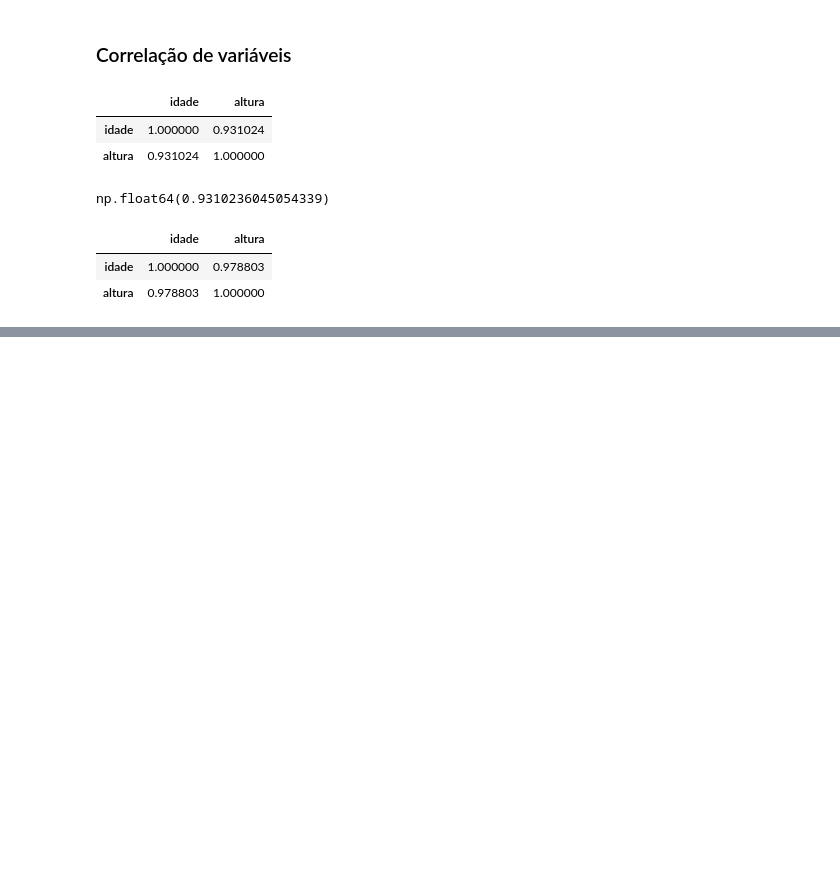
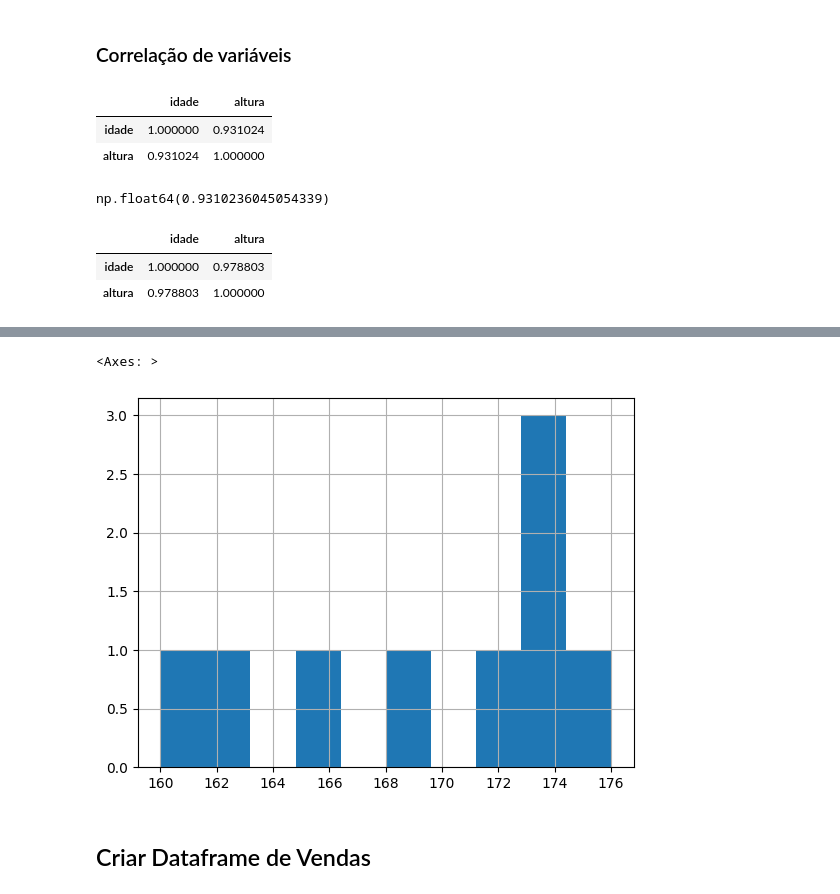
Before and after one commit to guilchaves/trilha-ml, a Jupyter notebook: estatistica-devs/estatistica_devs.ipynb, the cells around one changed output, grey strips where cells are left out. Drawn from its saved outputs; the diff is of its cells as text; code cells hidden in the pictures; blank space fills up the shorter version.

```diff
--- a/estatistica-devs/estatistica_devs.ipynb
+++ b/estatistica-devs/estatistica_devs.ipynb
@@ -136,0 +146,8 @@ df_medidas.corr(method='spearman')
+# %%
+# Histograma - Altura
+df_medidas.altura.hist()
+# %% [output]
+<Axes: >
+[figure, added]
+# %% [markdown]
+## Criar Dataframe de Vendas
```
Also changed, not shown: parts of 20 cells of this notebook, 2 other files.
